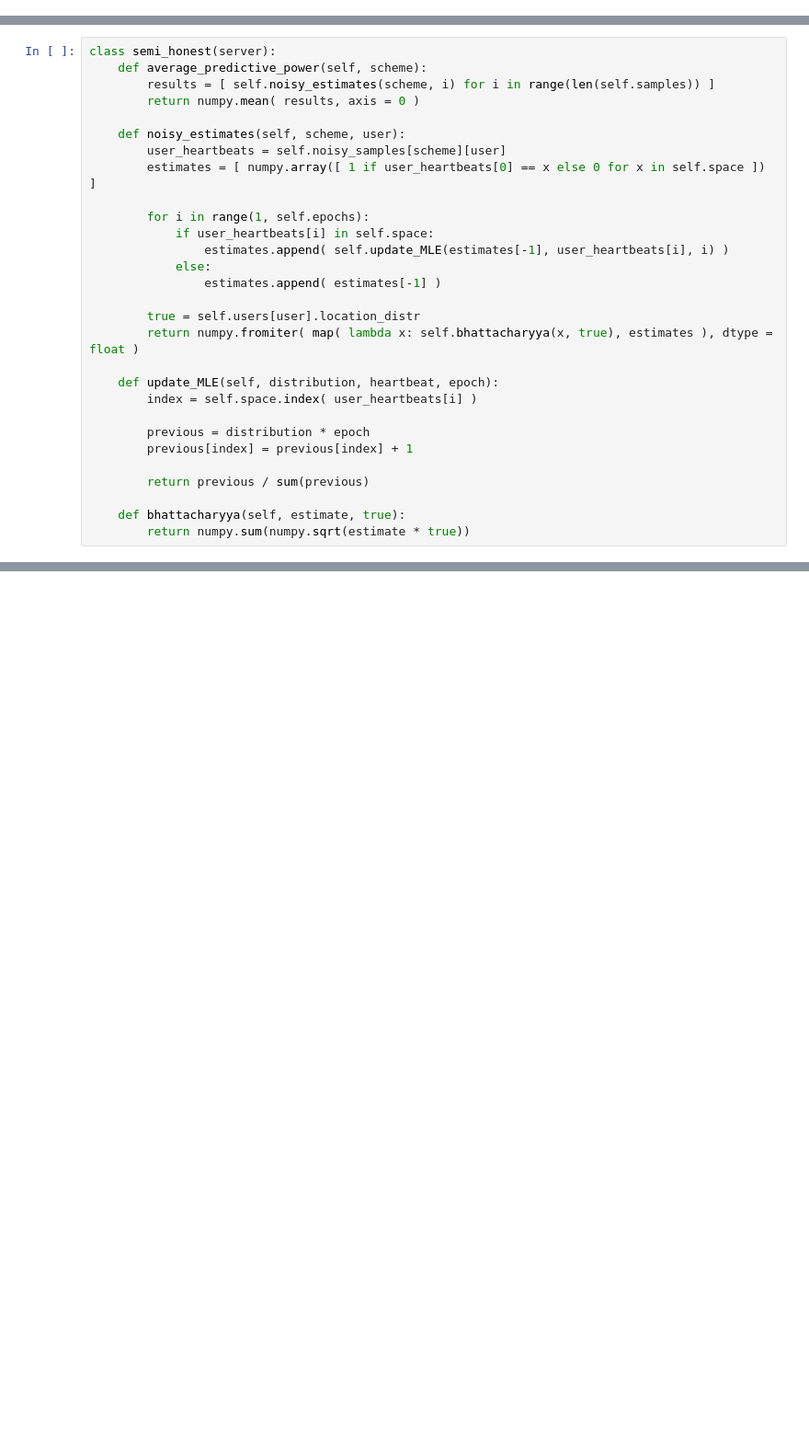
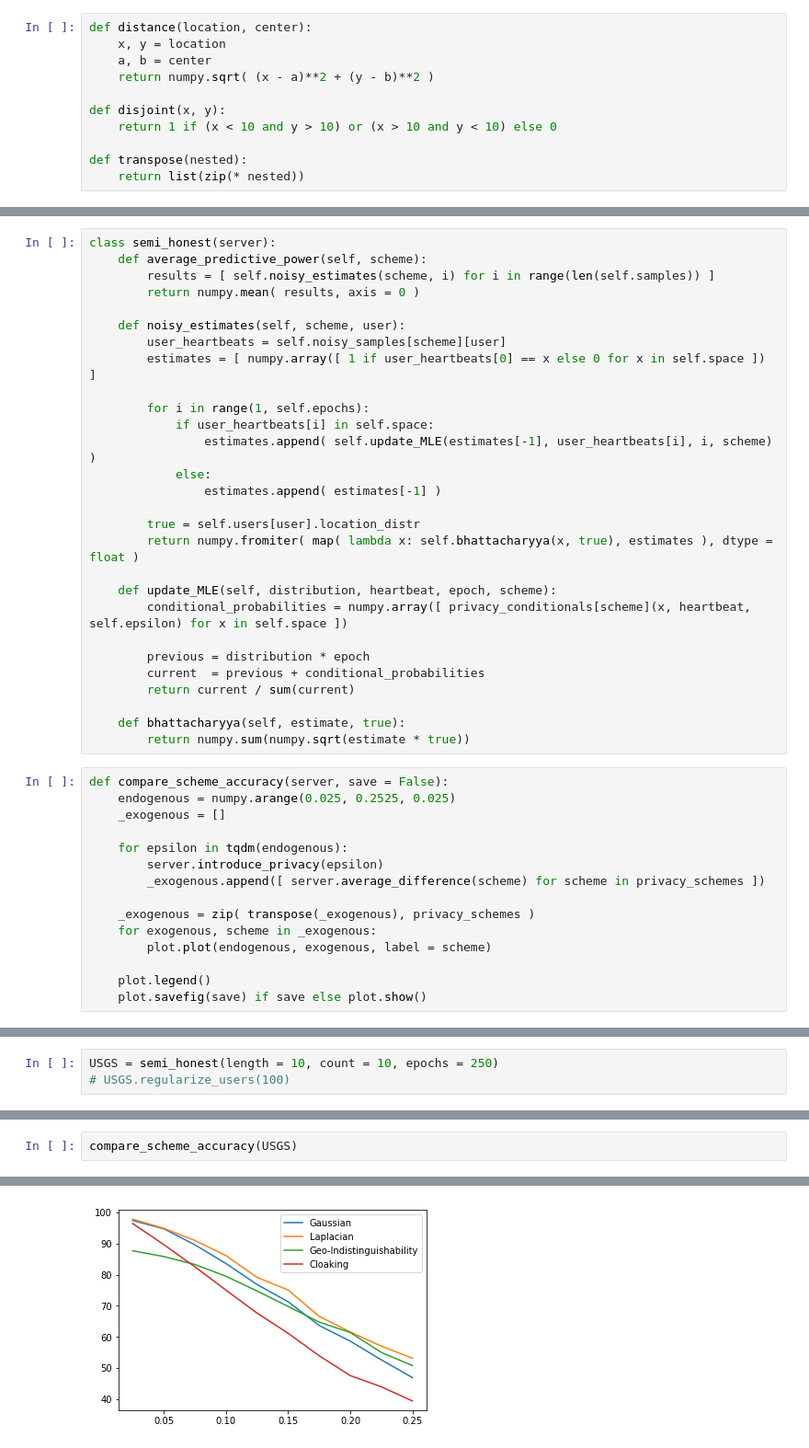
Before and after one commit to njriasan/CS294-163-FINAL-PROJECT, a Jupyter notebook: dp-sensors/privacy_simulation.ipynb, the cells around one changed output, grey strips where cells are left out. Shown at 92% size. Saved outputs shown, nothing was run; the diff lists cells and outputs as text; blank space fills up the shorter version.

Commit message:
Added Accuracy / Fixed MLE estimation

```diff
--- a/dp-sensors/privacy_simulation.ipynb
+++ b/dp-sensors/privacy_simulation.ipynb
@@ -48 +71,12 @@ privacy_schemes = {
+# %%
+def distance(location, center):
+    x, y = location
+    a, b = center
+    return numpy.sqrt( (x - a)**2 + (y - b)**2 )
+
+def disjoint(x, y):
+    return 1 if (x < 10 and y > 10) or (x > 10 and y < 10) else 0
+
+def transpose(nested):
+    return list(zip(* nested))
 # %%
@@ -114,21 +144,35 @@ class semi_honest(server):
 
         for i in range(1, self.epochs):
             if user_heartbeats[i] in self.space:
-                estimates.append( self.update_MLE(estimates[-1], user_heartbeats[i], i) )
+                estimates.append( self.update_MLE(estimates[-1], user_heartbeats[i], i, scheme) )
             else:
                 estimates.append( estimates[-1] )
 
         true = self.users[user].location_distr
         return numpy.fromiter( map( lambda x: self.bhattacharyya(x, true), estimates ), dtype = float )
 
-    def update_MLE(self, distribution, heartbeat, epoch):
-        index = self.space.index( user_heartbeats[i] )
+    def update_MLE(self, distribution, heartbeat, epoch, scheme):
+        conditional_probabilities = numpy.array([ privacy_conditionals[scheme](x, heartbeat, self.epsilon) for x in self.space ])
 
         previous = distribution * epoch
-        previous[index] = previous[index] + 1
-
-        return previous / sum(previous)
+        current  = previous + conditional_probabilities
+        return current / sum(current)
 
     def bhattacharyya(self, estimate, true):
         return numpy.sum(numpy.sqrt(estimate * true))
+# %%
+def compare_scheme_accuracy(server, save = False):
+    endogenous = numpy.arange(0.025, 0.2525, 0.025)
+    _exogenous = []
+
+    for epsilon in tqdm(endogenous):
+        server.introduce_privacy(epsilon)
+        _exogenous.append([ server.average_difference(scheme) for scheme in privacy_schemes ])
+
+    _exogenous = zip( transpose(_exogenous), privacy_schemes )
+    for exogenous, scheme in _exogenous:
+        plot.plot(endogenous, exogenous, label = scheme)
+
+    plot.legend()
+    plot.savefig(save) if save else plot.show()
 # %%
@@ -149,0 +191,3 @@ USGS = semi_honest(length = 100, count = 100, epochs = 500)
+# %%
+USGS = semi_honest(length = 10, count = 10, epochs = 250)
+# USGS.regularize_users(100)
@@ -149,0 +197,3 @@ USGS = semi_honest(length = 100, count = 100, epochs = 500)
+# %%
+compare_scheme_accuracy(USGS)
+# %% [output]
@@ -149,0 +211 @@ USGS = semi_honest(length = 100, count = 100, epochs = 500)
+[figure, added]
```
Also changed, not shown: parts of 13 cells of this notebook.
